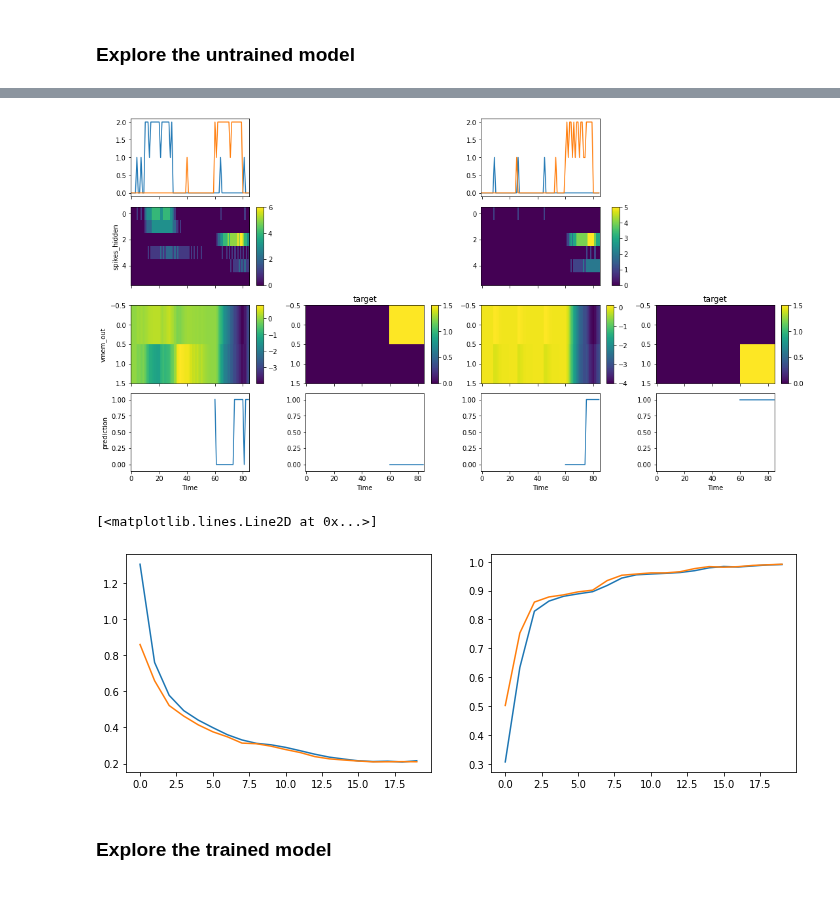
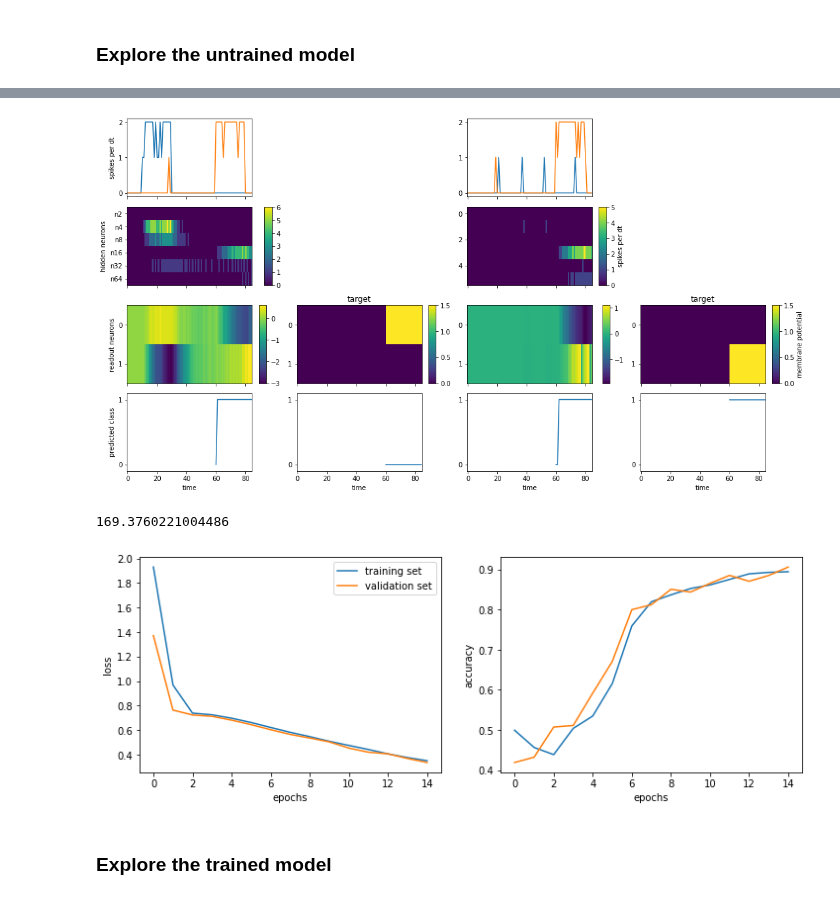
Before and after one commit to synsense/snn-workshop-amld-2022, a Jupyter notebook: 4. Auditory Processing/SNN_with_temporal_memory.ipynb, the cells around one changed output, grey strips where cells are left out. Cells and saved outputs as stored; diff of their text form; code cells hidden in the pictures.

```diff
--- a/4. Auditory Processing/SNN_with_temporal_memory.ipynb
+++ b/4. Auditory Processing/SNN_with_temporal_memory.ipynb
@@ -203,10 +206,11 @@ for i in range(2):
     ax[i][3].set_xticks([0, 1])
     ax[i][3].set_xticklabels([])
     ax[i][3].set_yticks([0, 1])
+    ax[i][3].set_yticklabels([])
 ax[0][0].set_title('signal')
 ax[0][1].set_title('noise')
 ax[0][2].set_title('total input')
-ax[0][3].set_title('output value')
+ax[0][3].set_title('class')
 ax[1][3].set_xticklabels([0, 1])
 ax[0][1].legend();
 # %% [output]
@@ -242,7 +246,7 @@ for i in range(4):
         signal, label = delay_task.__getitem__(0)
         ax[i][j].plot(signal[:, 0], label='channel 0')
         ax[i][j].plot(signal[:, 1], label='channel 1')
-        ax[i][j].set_title('output ' + str(label[0]))
+        ax[i][j].set_title('class ' + str(label[0]))
         ax[3][j].set_xlabel('time')
     ax[i][0].set_ylabel('spikes per dt')
 ax[0][0].legend();
@@ -370,7 +374,8 @@ def define_SynNet(
     neuron_model: TorchModule = LIFBitshiftTorch,
     max_spikes_per_dt: int = 31,
     max_spikes_per_dt_out: int = 1,
-    dt: float = 1e-3
+    dt: float = 1e-3,
+    seed: int = 1235
     ):
         """
         Args:
@@ -378,7 +383,7 @@ def define_SynNet(
             :param int n_channels:           number of input channels
             :param List tau_syn_hidden:      list of synaptic time constants of
                                              hidden layer neurons
-            :param float tau_syn_out:        synaptic time constants of output
+            :param float tau_syn_out:        synaptic time constants of readout
                                              neurons
             :param float tau_mem:            membrane time constant of all
                                              neurons
@@ -386,12 +391,13 @@ def define_SynNet(
             :param TorchModule neuron_model: neuron model of all neurons
             :param max_spikes_per_dt:        maximum number of spikes per time
                                              step of all neurons apart from
-                                             output neurons
+                                             the readout neurons
             :param max_spikes_per_dt_out:    maximum number of spikes per time
-                                             step of output neurons
+                                             step of the readout neurons
             :param float dt:                 one time step is seconds
         """
 
+        torch.manual_seed(seed)
         n_hidden = len(tau_syn_hidden)
         tau_syn_hidden = torch.tensor(tau_syn_hidden)
         thresholds = Constant([threshold for i in range(n_hidden)])
@@ -606,5 +662,6 @@ plt.show()
 # %%
 #@title The loss function
+
 
 # We provide a target function for the membrane potential. This is easier to
 # optimize since the membrane potential is continues while the spikes are
@@ -665,47 +722,57 @@ ax[0][0].plot(data_test[batch_idx_c0])
 ax[0][1].axis('off')
 ax[0][2].plot(data_test[batch_idx_c1])
 ax[0][3].axis('off')
+ax[0][0].set_yticks([0, 1, 2])
+ax[0][2].set_yticks([0, 1, 2])
+ax[0][0].set_ylabel('spikes per dt')
 
-ax[1][0].set_ylabel('spikes_hidden')
-img = ax[1][0].imshow(spikes_hidden[batch_idx_c0].T, aspect='auto',
-                      interpolation='none')
+ax[1][0].set_ylabel('hidden neurons')
+img = ax[1][0].imshow(spikes_hidden_c0.T, aspect='auto', interpolation='none')
 ax[1][1].axis('off')
-fig.colorbar(img, ax=ax[1][0])
-img = ax[1][2].imshow(spikes_hidden[batch_idx_c1].T, aspect='auto',
-                      interpolation='none')
-fig.colorbar(img, ax=ax[1][2])
+fig.colorbar(img, ax=ax[1][0], ticks=range(np.max(spikes_hidden_c0)+1))
+img = ax[1][2].imshow(spikes_hidden_c1.T, aspect='auto', interpolation='none')
+cb = fig.colorbar(img, ax=ax[1][2], ticks=range(np.max(spikes_hidden_c1)+1))
+cb.ax.set_ylabel('spikes per dt')
+ax[1][0].set_yticks(range(6))
+ax[1][1].set_yticks(range(6))
+ax[1][0].set_yticklabels(['n' + str(int(tau*1e3)) for tau in tau_syn_hidden])
+ax[1][1].set_yticklabels([])
 ax[1][3].axis('off')
 
-ax[2][0].set_ylabel('vmem_out')
-img = ax[2][0].imshow(vmem_out[batch_idx_c0].T, aspect='auto',
-                      interpolation='none')
+ax[2][0].set_ylabel('readout neurons')
+img = ax[2][0].imshow(vmem_out_c0.T, aspect='auto', interpolation='none')
 fig.colorbar(img, ax=ax[2][0])
 ax[2][1].set_title('target')
 img = ax[2][1].imshow(vmem_target[batch_idx_c0].T, aspect='auto',
                       interpolation='none')
 fig.colorbar(img, ax=ax[2][1])
-img = ax[2][2].imshow(vmem_out[batch_idx_c1].T, aspect='auto',
-                      interpolation='none')
+img = ax[2][2].imshow(vmem_out_c1.T, aspect='auto', interpolation='none')
 fig.colorbar(img, ax=ax[2][2])
 ax[2][3].set_title('target')
 img = ax[2][3].imshow(vmem_target[batch_idx_c1].T, aspect='auto',
                       interpolation='none')
-fig.colorbar(img, ax=ax[2][3])
+cb = fig.colorbar(img, ax=ax[2][3])
+cb.ax.set_ylabel('membrane potential')
+for i in range(4):
+  ax[2][i].set_yticks([0, 1])
+  ax[2][i].set_yticklabels([0, 1])
 
-ax[3][0].set_ylabel('prediction')
+ax[3][0].set_ylabel('predicted class')
 predictions = vmem_out[:, t_second_pulse:, :].argmax(2)
 ax[3][0].plot(range(t_second_pulse, duration_stimulus), predictions[batch_idx_c0])
 ax[3][1].plot(range(t_second_pulse, duration_stimulus), labels_over_time[batch_idx_c0])
 ax[3][2].plot(range(t_second_pulse, duration_stimulus), predictions[batch_idx_c1])
 ax[3][3].plot(range(t_second_pulse, duration_stimulus), labels_over_time[batch_idx_c1])
+for i in range(4):
+  ax[3][i].set_yticks([0, 1])
 
 for i in range(4):
   ax[3][i].set_ylim([-0.1, 1.1])
-  ax[3][i].set_xlabel("Time")
+  ax[3][i].set_xlabel("time")
 
 plt.show()
 # %% [output]
-[figure, old version]
+[figure, new version]
 # %%
 #@title *Exercise:* training
 
@@ -842,6 +909,9 @@ training_losses, training_accs, val_losses, val_accs = [], [], [], []
     #   break
 # %%
 #@title *Solution*
+
+import time
+start = time.time()
 
 # initalize the model
 dt = 1e-3
@@ -867,7 +937,7 @@ optimizer = torch.optim.Adam(snn.parameters().astorch(), lr=0.0005)
 metric = torchmetrics.Accuracy()
 
 num_epochs = 100
-val_acc_stop = 0.99  # stop training at this accuracy
+val_acc_stop = 0.9  # stop training at this accuracy
 
 # track losses
 training_losses, training_accs, val_losses, val_accs = [], [], [], []
@@ -960,21 +1030,30 @@ for epoch in pbar_epoch:
     # stop training once target accuracy is reached
     if val_accs[-1] >= val_acc_stop:
       break
+
+print(time.time()-start)
+# %% [output]
+169.3760221004486
 # %%
 #@title Exercise: visualize loss function
 # TODO: visualize training/validation loss and training/validation accuracy
 # %%
 #@title Solution
 # plot training/validation loss and training/validation accuracy
 
 fig, ax = plt.subplots(ncols=2, nrows=1, figsize=(12, 4))
-ax[0].plot(training_losses)
-ax[0].plot(val_losses)
+ax[0].plot(training_losses, label='training set')
+ax[0].plot(val_losses, label='validation set')
 ax[1].plot(training_accs)
 ax[1].plot(val_accs)
+
+ax[0].set_xlabel('epochs')
+ax[1].set_xlabel('epochs')
+ax[0].set_ylabel('loss')
+ax[1].set_ylabel('accuracy')
+ax[0].legend();
 # %% [output]
-[<matplotlib.lines.Line2D at 0x...>]
-[figure, old version]
+[figure, new version]
 # %% [markdown]
 ### Explore the trained model
 # %%
```
Also changed, not shown: parts of 25 cells of this notebook.
